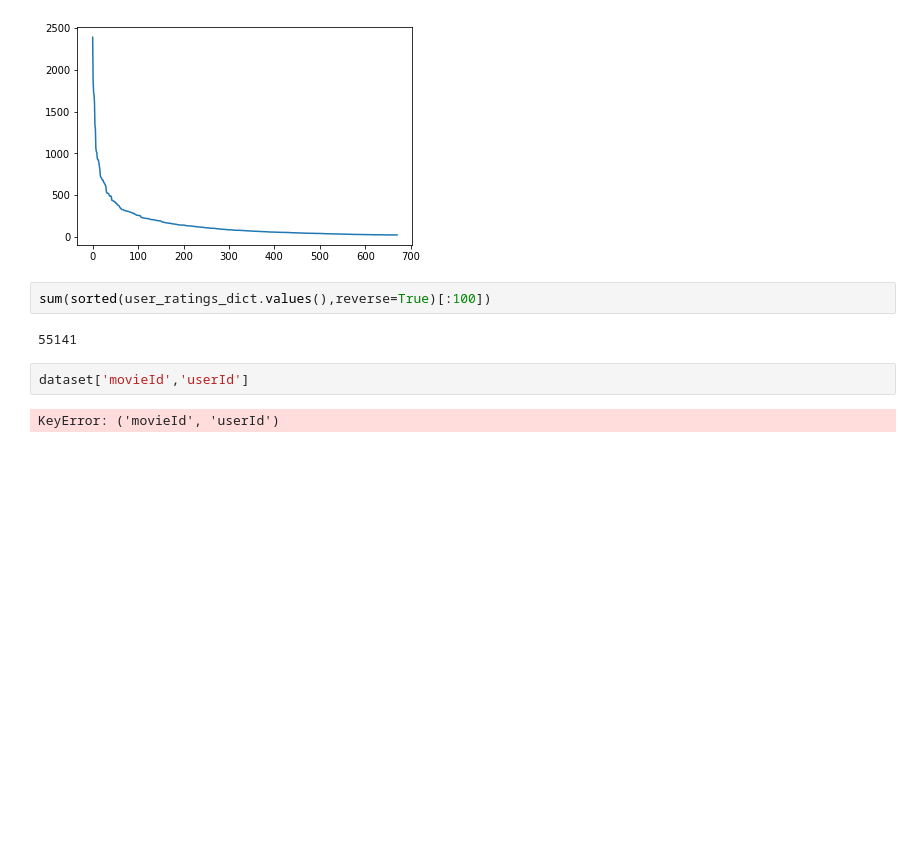
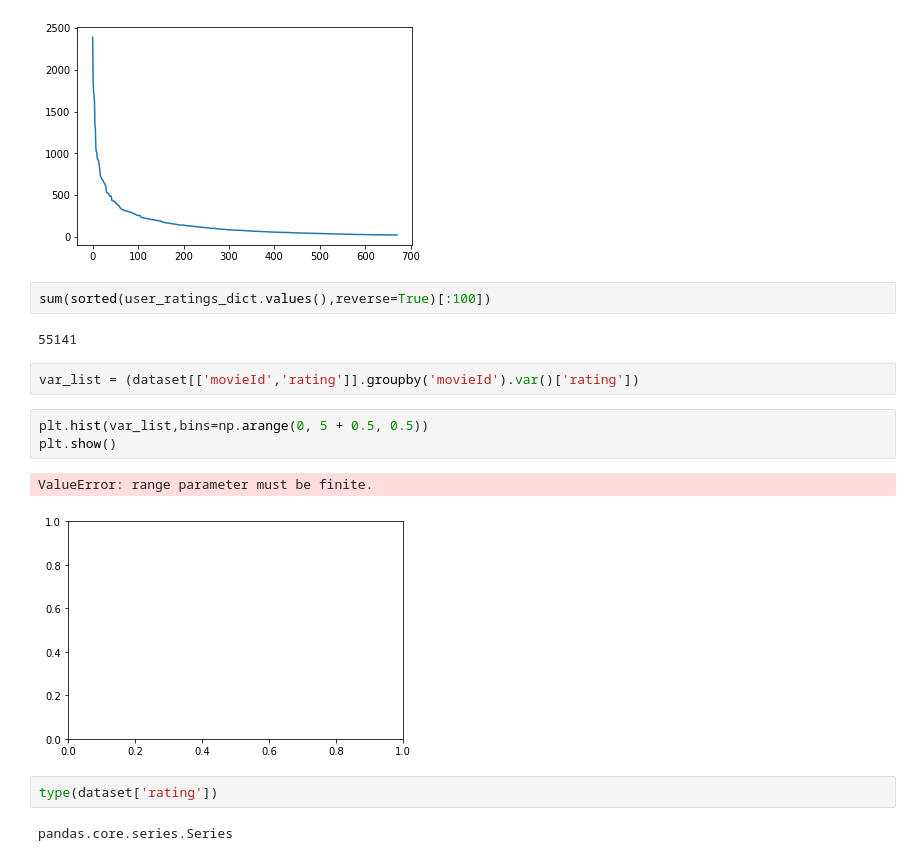
Before and after one commit to satyatumati/Collaborative-Filtering, a Jupyter notebook: Project 3_v1.ipynb, the cells around one changed output. Cells and saved outputs as stored; diff of their text form; blank space fills up the shorter version.

```diff
--- a/Project 3_v1.ipynb
+++ b/Project 3_v1.ipynb
@@ -60,7 +60,15 @@ plt.plot(range(0,len(user_ratings_dict.keys())), sorted(user_ratings_dict.values
 sum(sorted(user_ratings_dict.values(),reverse=True)[:100])
 # %% [output]
 55141
-# %%
-dataset['movieId','userId']
-# %% [output]
-KeyError: ('movieId', 'userId')
+# %%
+var_list = (dataset[['movieId','rating']].groupby('movieId').var()['rating'])
+# %%
+plt.hist(var_list,bins=np.arange(0, 5 + 0.5, 0.5))
+plt.show()
+# %% [output]
+ValueError: range parameter must be finite.
+[figure, added]
+# %%
+type(dataset['rating'])
+# %% [output]
+pandas.core.series.Series
```
